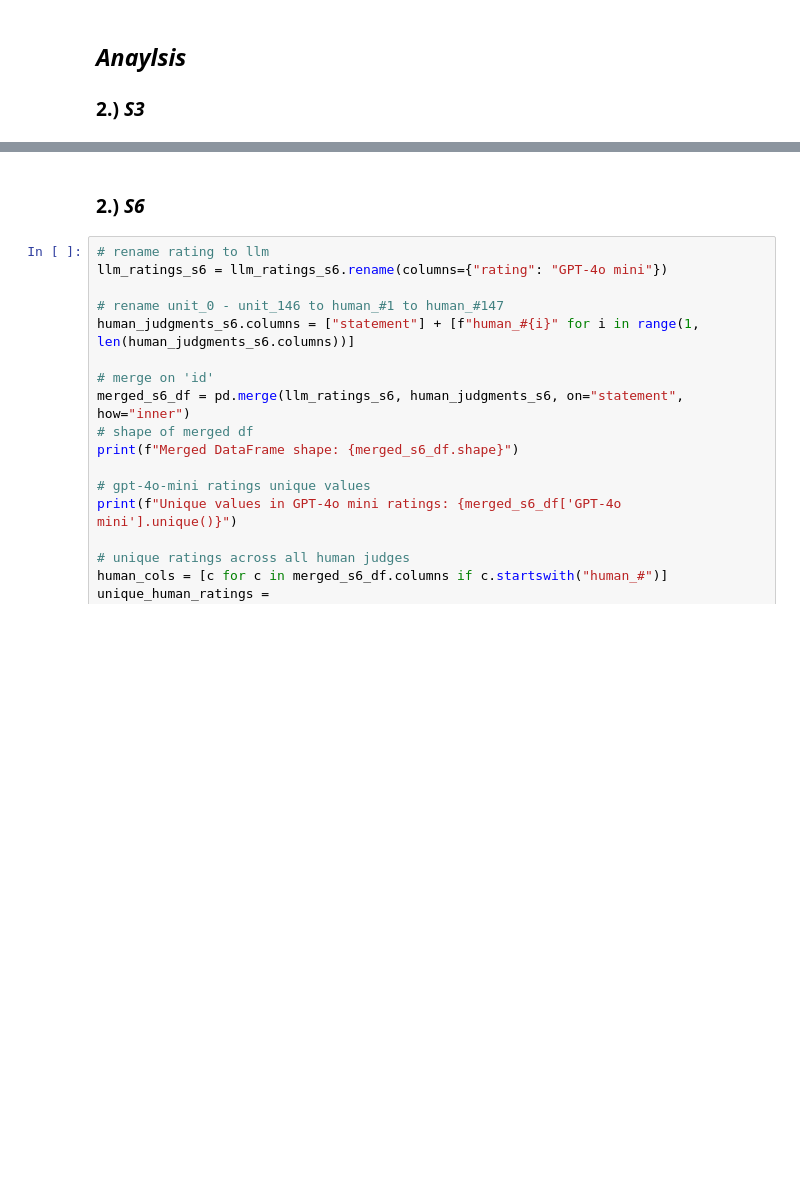
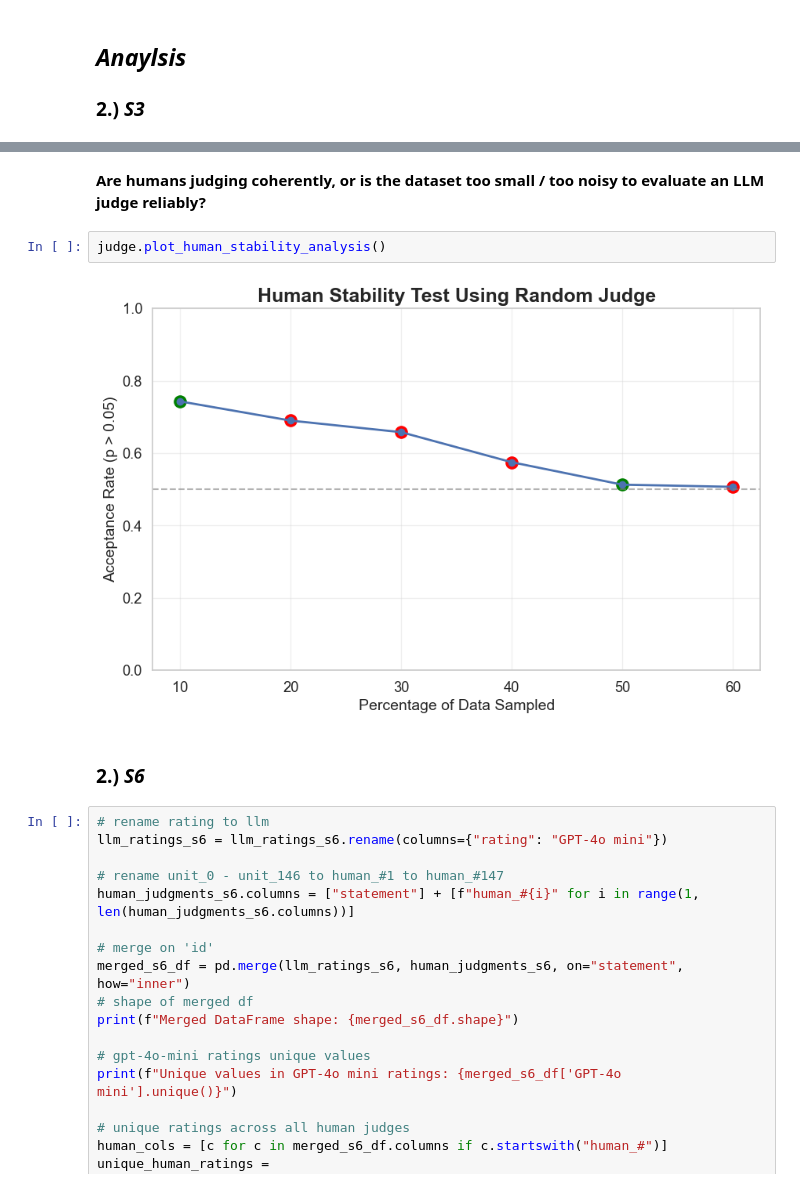
Before and after one commit to Ocean-code-1995/llm-judge-good-enough, a Jupyter notebook: politifact/src/analysis.ipynb, the cells around one changed output, grey strips where cells are left out. Cells and saved outputs as stored; diff of their text form; blank space fills up the shorter version.

Commit message:
added human stability analysis

```diff
--- a/politifact/src/analysis.ipynb
+++ b/politifact/src/analysis.ipynb
@@ -206,3 +206,9 @@ judge.plot_monte_carlo_robustness(
+# %% [markdown]
+**Are humans judging coherently, or is the dataset too small / too noisy to evaluate an LLM judge reliably?**
+# %%
+judge.plot_human_stability_analysis()
+# %% [output]
+[figure, added]
 # %% [markdown]
 ### 2.) ***S6***
 # %%
```
Also changed, not shown: parts of 11 cells of this notebook.
